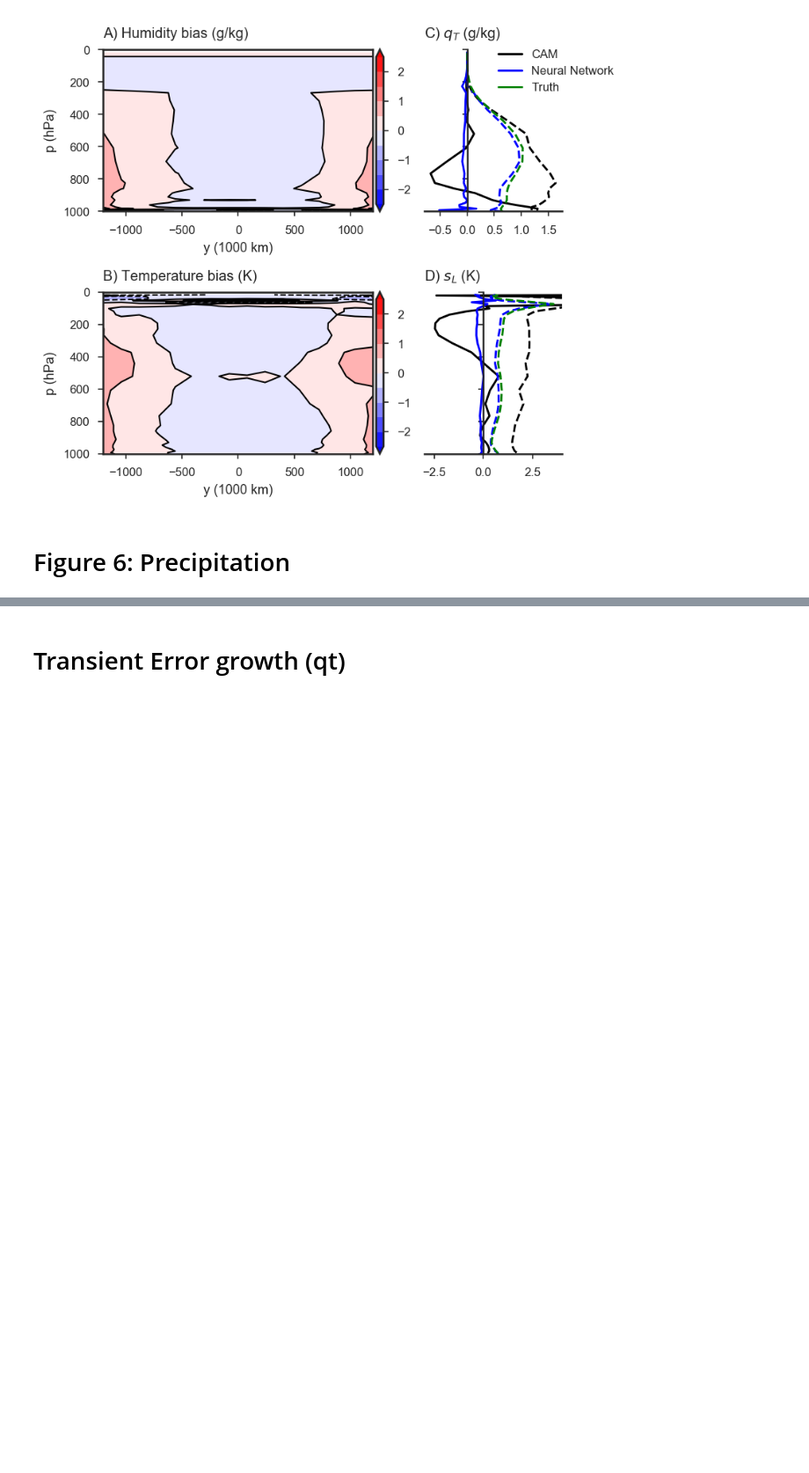
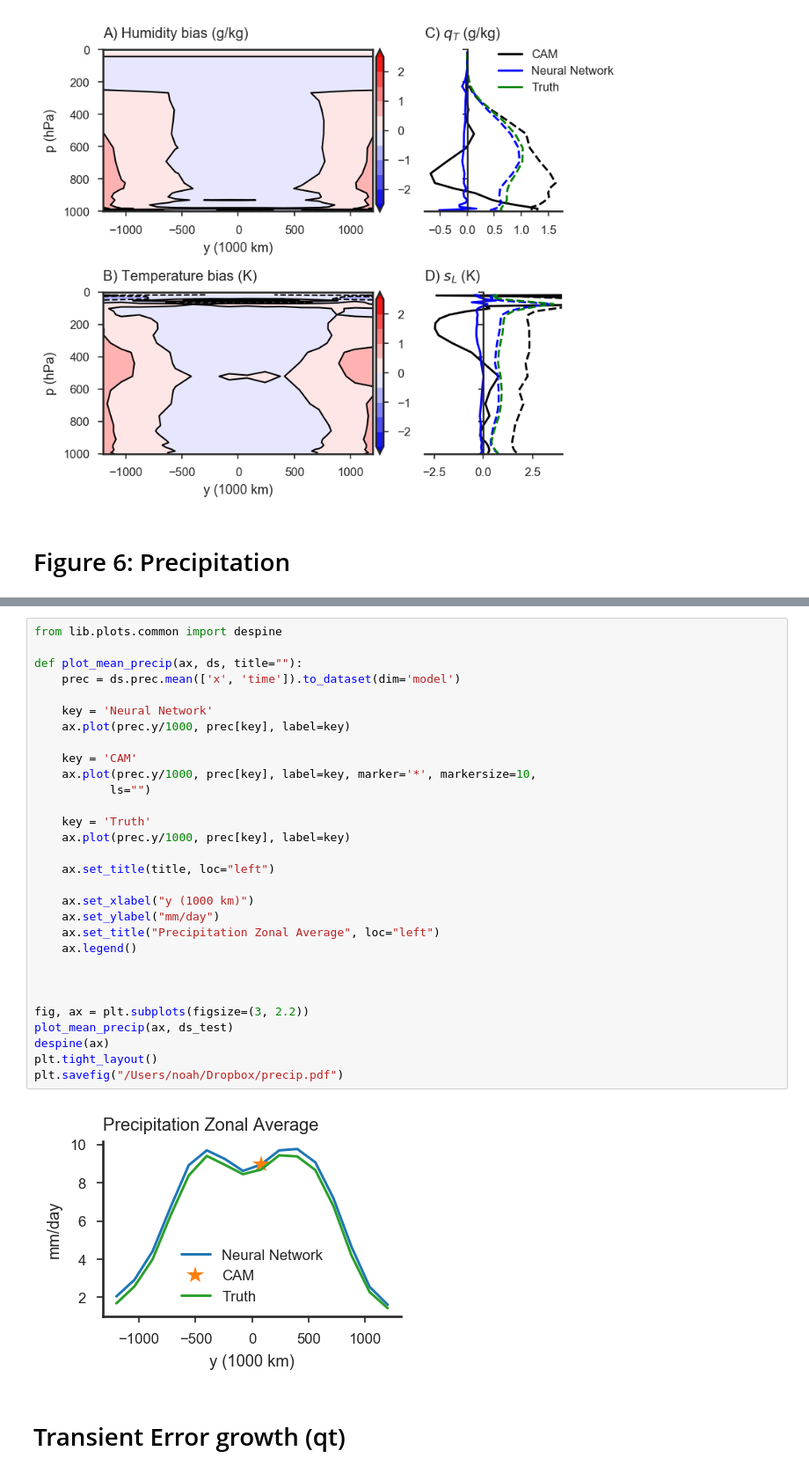
Before and after one commit to nbren12/uwnet, a Jupyter notebook: results/reports/2.1-ndb-paper-plots.ipynb, the cells around one changed output, grey strips where cells are left out. Shown at 88% size. Drawn from its saved outputs; the diff is of its cells as text; blank space fills up the shorter version.

```diff
--- a/results/reports/2.1-ndb-paper-plots.ipynb
+++ b/results/reports/2.1-ndb-paper-plots.ipynb
@@ -341,3 +241,35 @@ plt.savefig("/Users/noah/Dropbox/precip.pdf")
+# %%
+from lib.plots.common import despine
+
+def plot_mean_precip(ax, ds, title=""):
+    prec = ds.prec.mean(['x', 'time']).to_dataset(dim='model')
+
+    key = 'Neural Network'
+    ax.plot(prec.y/1000, prec[key], label=key)
+
+    key = 'CAM'
+    ax.plot(prec.y/1000, prec[key], label=key, marker='*', markersize=10,
+           ls="")
+
+    key = 'Truth'
+    ax.plot(prec.y/1000, prec[key], label=key)
+
+    ax.set_title(title, loc="left")
+
+    ax.set_xlabel("y (1000 km)")
+    ax.set_ylabel("mm/day")
+    ax.set_title("Precipitation Zonal Average", loc="left")
+    ax.legend()
+
+
+
+fig, ax = plt.subplots(figsize=(3, 2.2))
+plot_mean_precip(ax, ds_test)
+despine(ax)
+plt.tight_layout()
+plt.savefig("/Users/noah/Dropbox/precip.pdf")
+# %% [output]
+[figure, added]
 # %% [markdown]
 # Transient Error growth (qt)
 # %%
```
Also changed, not shown: parts of 9 cells of this notebook, 2 other files.
